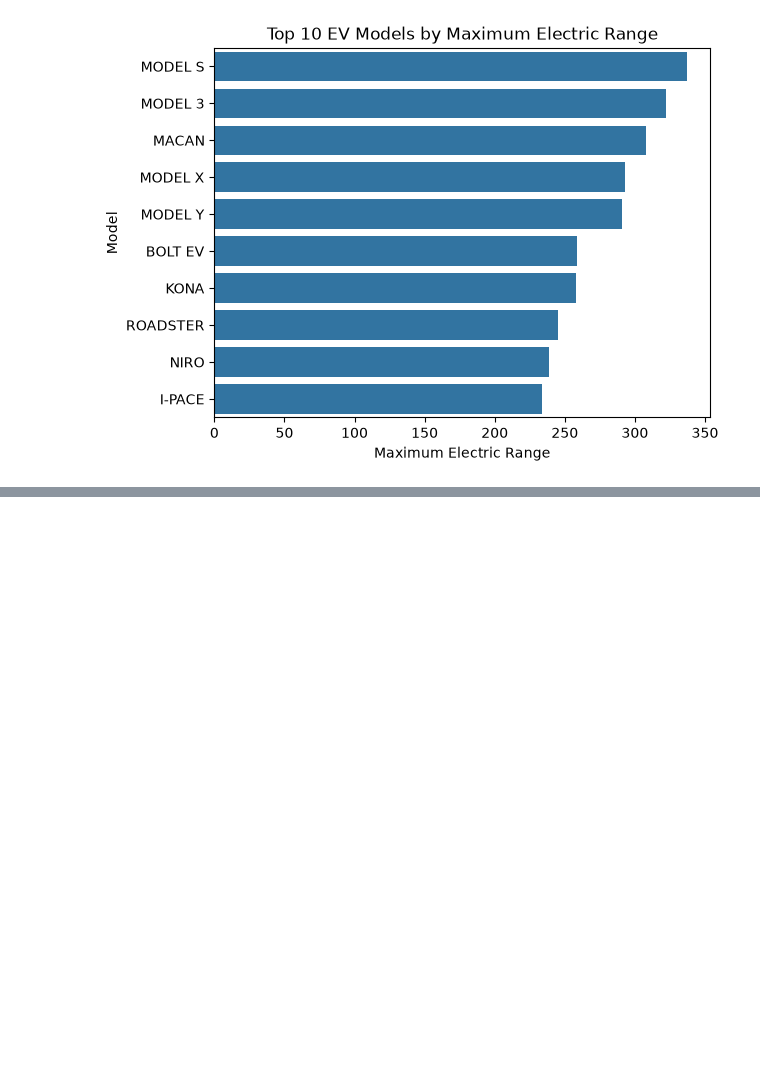
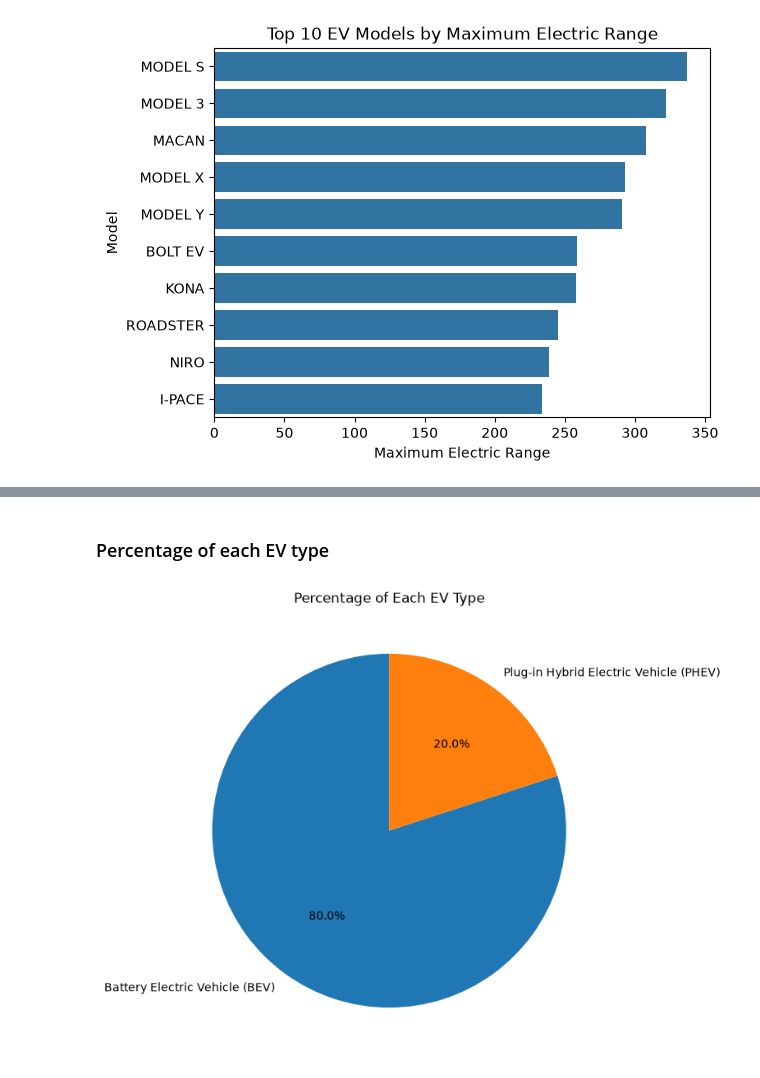
Before and after one commit to abhiii04-25/Electric-Vehicle-Population, a Jupyter notebook: Intermediate.ipynb, the cells around one changed output, grey strips where cells are left out. Saved outputs shown, nothing was run; the diff lists cells and outputs as text; code cells hidden in the pictures; blank space fills up the shorter version.

```diff
--- a/Intermediate.ipynb
+++ b/Intermediate.ipynb
@@ -108,0 +151,10 @@ plt.show()
+# %% [markdown]
+### Percentage of each EV type
+# %%
+percentage = df["Electric Vehicle Type"].value_counts()
+plt.figure(figsize=(7,7))
+plt.pie(percentage,labels=percentage.index,autopct="%1.1f%%",startangle=90)
+plt.title("Percentage of Each EV Type")
+plt.show()
+# %% [output]
+[figure, added]
```
Also changed, not shown: parts of 6 cells of this notebook.
